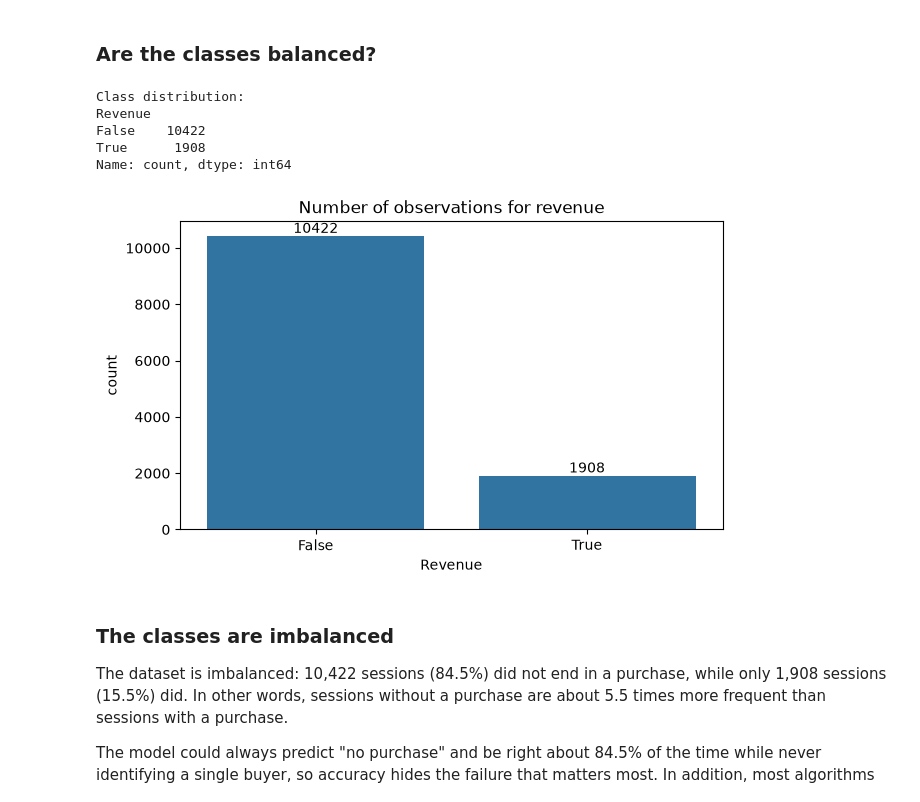
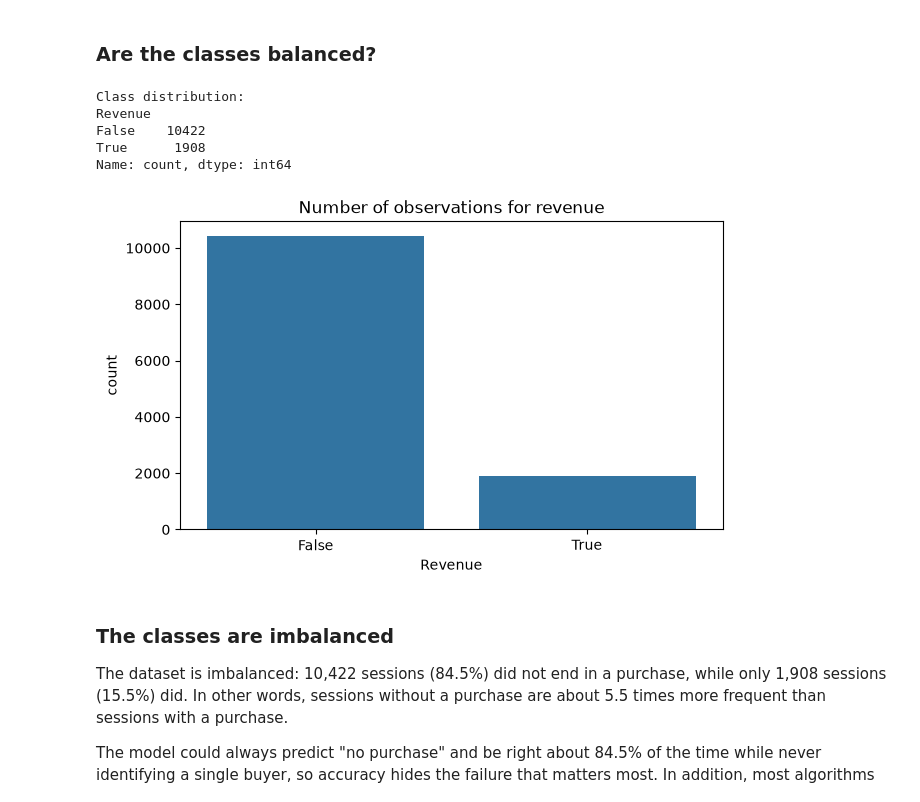
Before and after one commit to tginting-star/RLML_ecommerce_project, a Jupyter notebook: Project/Project code.ipynb, the cells around one changed output. Drawn from its saved outputs; the diff is of its cells as text; code cells hidden in the pictures.

```diff
--- a/Project/Project code.ipynb
+++ b/Project/Project code.ipynb
@@ -316,20 +311,18 @@ shoppers_intention_df.describe()
 # %%
 print("Class distribution:")
 print(shoppers_intention_df["Revenue"].value_counts().sort_index())
 
 plt.figure(figsize=(7, 4))
 ax = sns.countplot(data=shoppers_intention_df, x="Revenue")
-# Shows the exact number
-ax.bar_label(ax.containers[0], fmt="%d")
 plt.title("Number of observations for revenue")
 plt.show()
 # %% [output]
 Class distribution:
 Revenue
 False    10422
 True      1908
 Name: count, dtype: int64
-[figure, old version]
+[figure, new version]
 # %% [markdown]
 ### The classes are imbalanced
 
```
Also changed, not shown: parts of 73 cells of this notebook, 1 other file.
